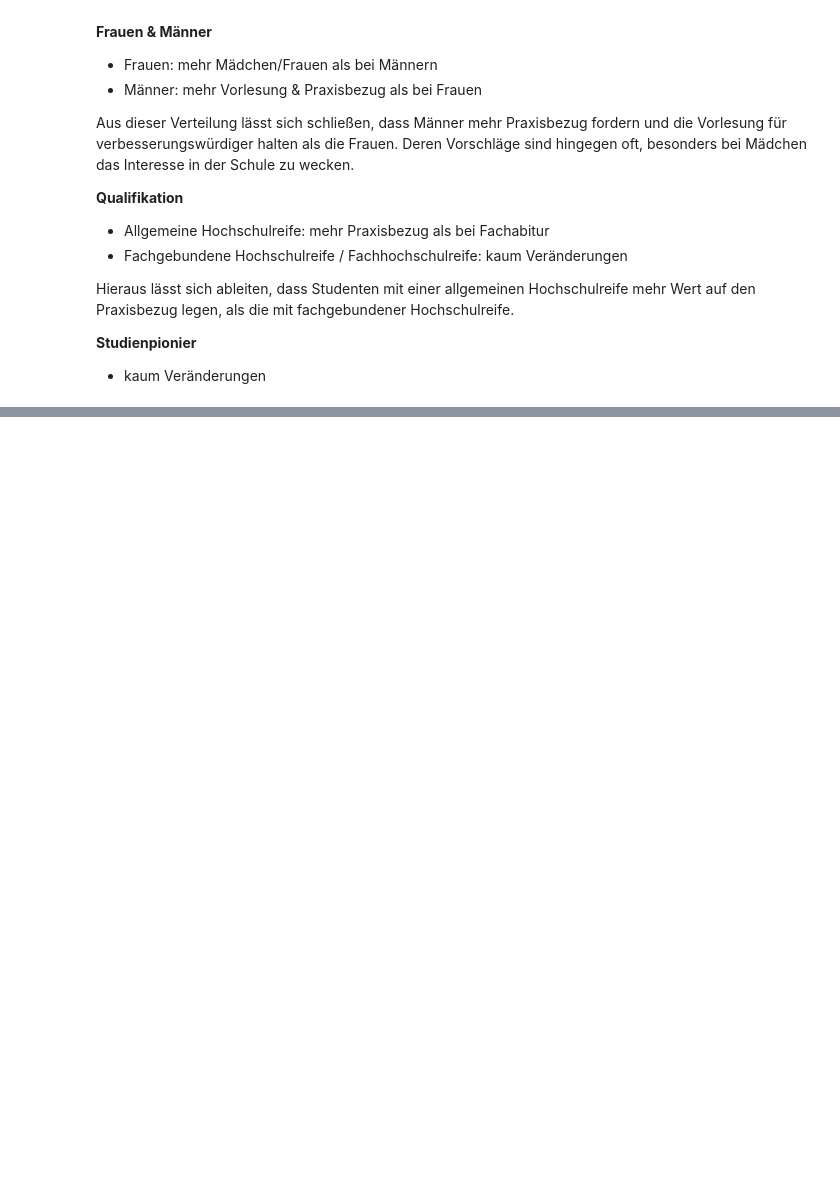
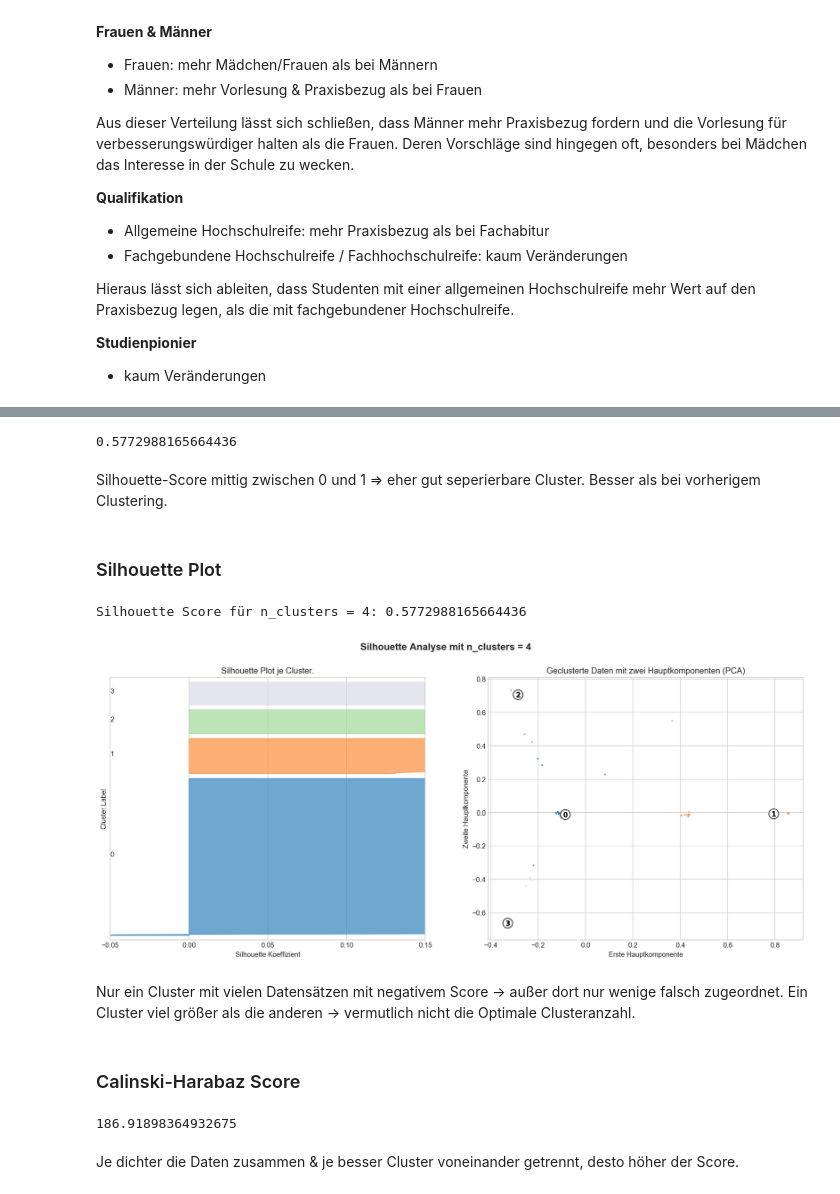
Before and after one commit to wittmannev/Bachelor-Textanalytics, a Jupyter notebook: Clustering.ipynb, the cells around one changed output, grey strips where cells are left out. Saved outputs shown, nothing was run; the diff lists cells and outputs as text; code cells hidden in the pictures; blank space fills up the shorter version.

```diff
--- a/Clustering.ipynb
+++ b/Clustering.ipynb
@@ -1119,0 +1444,10 @@ Hieraus lässt sich ableiten, dass Studenten mit einer allgemeinen Hochschulreif
+# %%
+from sklearn.metrics import silhouette_score
+
+silhouette_score(X_train.toarray(), k_means.labels_, metric="euclidean")
+# %% [output]
+0.5772988165664436
+# %% [markdown]
+Silhouette-Score mittig zwischen 0 und 1 => eher gut seperierbare Cluster. Besser als bei vorherigem Clustering.
+# %% [markdown]
+### Silhouette Plot
@@ -1119,0 +1537,22 @@ Hieraus lässt sich ableiten, dass Studenten mit einer allgemeinen Hochschulreif
+# %%
+X = X_train.toarray()
+cluster_labels = k_means.labels_
+cluster_centers = k_means.cluster_centers_
+n_clusters = k_means.n_clusters
+# %%
+visualize_silhouette(X, cluster_labels, cluster_centers, n_clusters)
+# %% [output]
+Silhouette Score für n_clusters = 4: 0.5772988165664436
+[figure, added]
+# %% [markdown]
+Nur ein Cluster mit vielen Datensätzen mit negativem Score -> außer dort nur wenige falsch zugeordnet. Ein Cluster viel größer als die anderen -> vermutlich nicht die Optimale Clusteranzahl.
+# %% [markdown]
+### Calinski-Harabaz Score
+# %%
+from sklearn.metrics import calinski_harabaz_score
+
+calinski_harabaz_score(X_train_tfidf.toarray(), k_means.labels_)
+# %% [output]
+186.91898364932675
+# %% [markdown]
+Je dichter die Daten zusammen & je besser Cluster voneinander getrennt, desto höher der Score.
```
Also changed, not shown: parts of 89 cells of this notebook, 2 other files.
